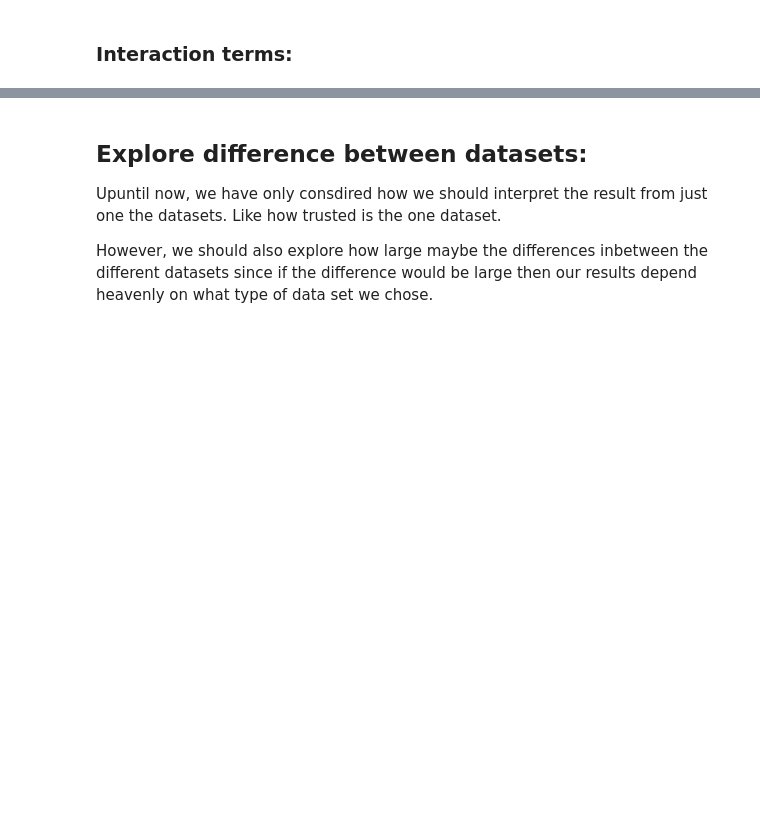
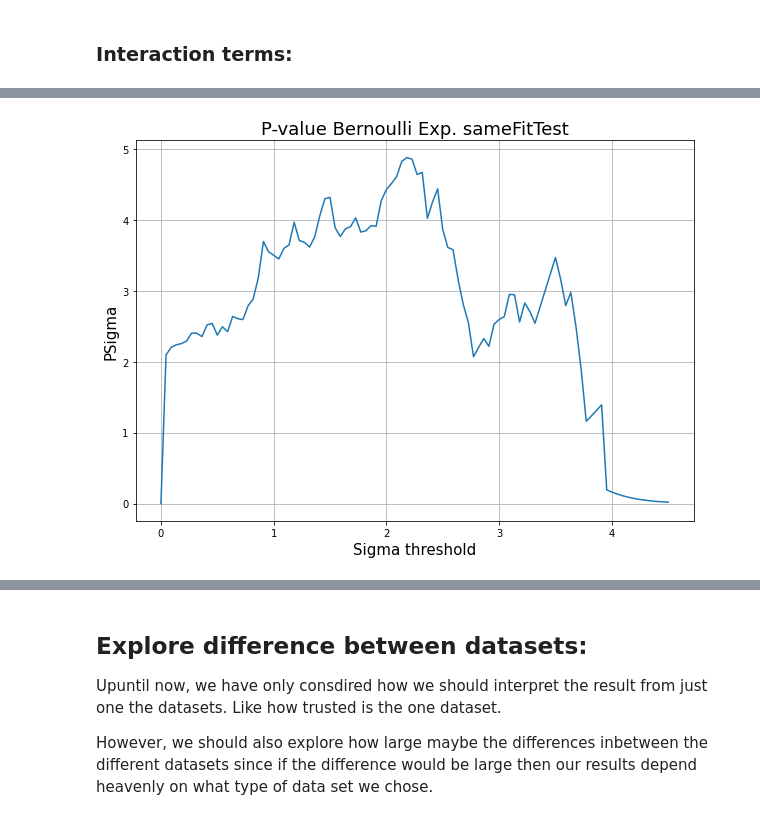
Before and after one commit to ltuijnder/MasterThesis, a Jupyter notebook: PostFWO/ExperimentData2.ipynb, the cells around one changed output, grey strips where cells are left out. Cells and saved outputs as stored; diff of their text form; code cells hidden in the pictures; blank space fills up the shorter version.

```diff
--- a/PostFWO/ExperimentData2.ipynb
+++ b/PostFWO/ExperimentData2.ipynb
@@ -712,0 +764,4 @@ We have shown that $H_0$ is not valid for datasets when compared against itself.
+# %%
+plotBernoulliPSigma( dFit["f50_SectionP_MaxStd"].pNullSigma, parameters="Interaction",figsize=(10,7))
+# %% [output]
+[figure, added]
```
Also changed, not shown: parts of 25 cells of this notebook.
